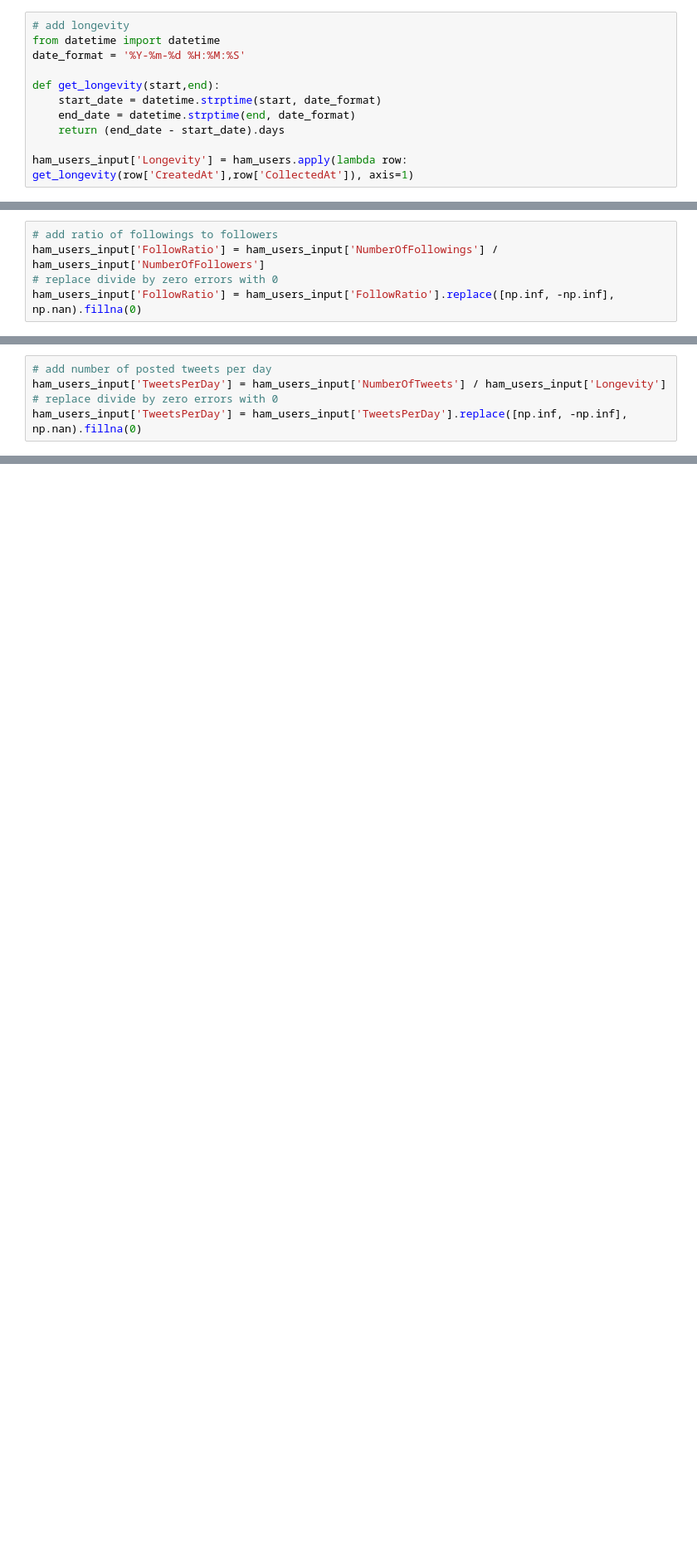
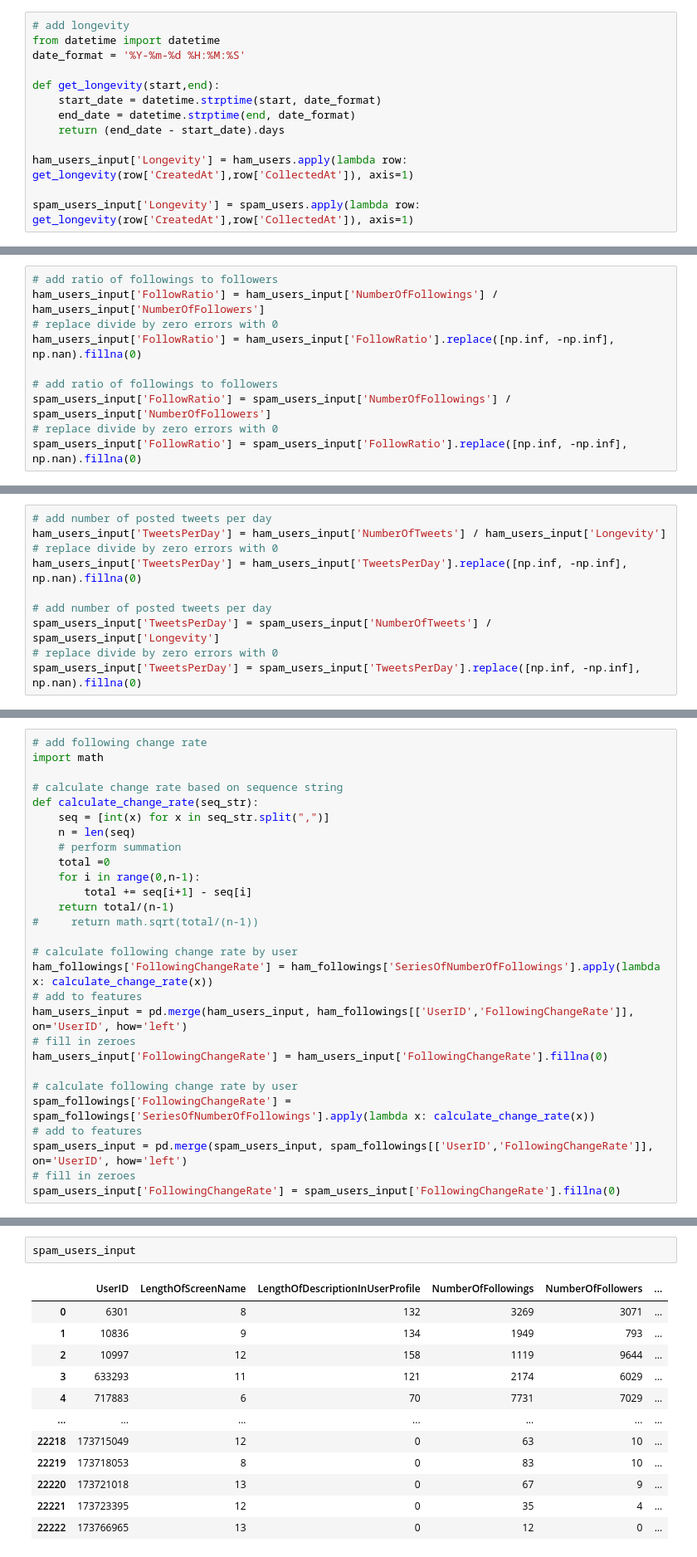
Before and after one commit to eric27n/439-704-research-fall-2023, a Jupyter notebook: Original_Feature_Extraction.ipynb, the cells around one changed output, grey strips where cells are left out. Shown at 83% size. Drawn from its saved outputs; the diff is of its cells as text; blank space fills up the shorter version.

```diff
--- a/Original_Feature_Extraction.ipynb
+++ b/Original_Feature_Extraction.ipynb
@@ -102,3 +123,5 @@ def get_longevity(start,end):
     return (end_date - start_date).days
 
 ham_users_input['Longevity'] = ham_users.apply(lambda row: get_longevity(row['CreatedAt'],row['CollectedAt']), axis=1)
+
+spam_users_input['Longevity'] = spam_users.apply(lambda row: get_longevity(row['CreatedAt'],row['CollectedAt']), axis=1)
@@ -113,3 +132,8 @@ See the caveats in the documentation: https://pandas.pydata.org/pandas-docs/stab
 ham_users_input['FollowRatio'] = ham_users_input['NumberOfFollowings'] / ham_users_input['NumberOfFollowers']
 # replace divide by zero errors with 0
 ham_users_input['FollowRatio'] = ham_users_input['FollowRatio'].replace([np.inf, -np.inf], np.nan).fillna(0)
+
+# add ratio of followings to followers
+spam_users_input['FollowRatio'] = spam_users_input['NumberOfFollowings'] / spam_users_input['NumberOfFollowers']
+# replace divide by zero errors with 0
+spam_users_input['FollowRatio'] = spam_users_input['FollowRatio'].replace([np.inf, -np.inf], np.nan).fillna(0)
@@ -118,3 +144,8 @@ ham_users_input['FollowRatio'] = ham_users_input['FollowRatio'].replace([np.inf,
 ham_users_input['TweetsPerDay'] = ham_users_input['NumberOfTweets'] / ham_users_input['Longevity']
 # replace divide by zero errors with 0
 ham_users_input['TweetsPerDay'] = ham_users_input['TweetsPerDay'].replace([np.inf, -np.inf], np.nan).fillna(0)
+
+# add number of posted tweets per day
+spam_users_input['TweetsPerDay'] = spam_users_input['NumberOfTweets'] / spam_users_input['Longevity']
+# replace divide by zero errors with 0
+spam_users_input['TweetsPerDay'] = spam_users_input['TweetsPerDay'].replace([np.inf, -np.inf], np.nan).fillna(0)
@@ -217,0 +306,28 @@ ham_users_input
+# %%
+# add following change rate
+import math
+
+# calculate change rate based on sequence string
+def calculate_change_rate(seq_str):
+    seq = [int(x) for x in seq_str.split(",")]
+    n = len(seq)
+    # perform summation
+    total =0
+    for i in range(0,n-1):
+        total += seq[i+1] - seq[i]
+    return total/(n-1)
+#     return math.sqrt(total/(n-1))
+
+# calculate following change rate by user
+ham_followings['FollowingChangeRate'] = ham_followings['SeriesOfNumberOfFollowings'].apply(lambda x: calculate_change_rate(x))
+# add to features
+ham_users_input = pd.merge(ham_users_input, ham_followings[['UserID','FollowingChangeRate']], on='UserID', how='left')
+# fill in zeroes
+ham_users_input['FollowingChangeRate'] = ham_users_input['FollowingChangeRate'].fillna(0)
+
+# calculate following change rate by user
+spam_followings['FollowingChangeRate'] = spam_followings['SeriesOfNumberOfFollowings'].apply(lambda x: calculate_change_rate(x))
+# add to features
+spam_users_input = pd.merge(spam_users_input, spam_followings[['UserID','FollowingChangeRate']], on='UserID', how='left')
+# fill in zeroes
+spam_users_input['FollowingChangeRate'] = spam_users_input['FollowingChangeRate'].fillna(0)
@@ -217,0 +350,15 @@ ham_users_input
+# %%
+spam_users_input
+# %% [output]
+|  | UserID | LengthOfScreenName | LengthOfDescriptionInUserProfile | NumberOfFollowings | NumberOfFollowers | ... |
+| 0 | 6301 | 8 | 132 | 3269 | 3071 | ... |
+| 1 | 10836 | 9 | 134 | 1949 | 793 | ... |
+| 2 | 10997 | 12 | 158 | 1119 | 9644 | ... |
+| 3 | 633293 | 11 | 121 | 2174 | 6029 | ... |
+| 4 | 717883 | 6 | 70 | 7731 | 7029 | ... |
+| ... | ... | ... | ... | ... | ... | ... |
+| 22218 | 173715049 | 12 | 0 | 63 | 10 | ... |
+| 22219 | 173718053 | 8 | 0 | 83 | 10 | ... |
+| 22220 | 173721018 | 13 | 0 | 67 | 9 | ... |
+| 22221 | 173723395 | 12 | 0 | 35 | 4 | ... |
+| 22222 | 173766965 | 13 | 0 | 12 | 0 | ... |
```
Also changed, not shown: parts of 28 cells of this notebook.
